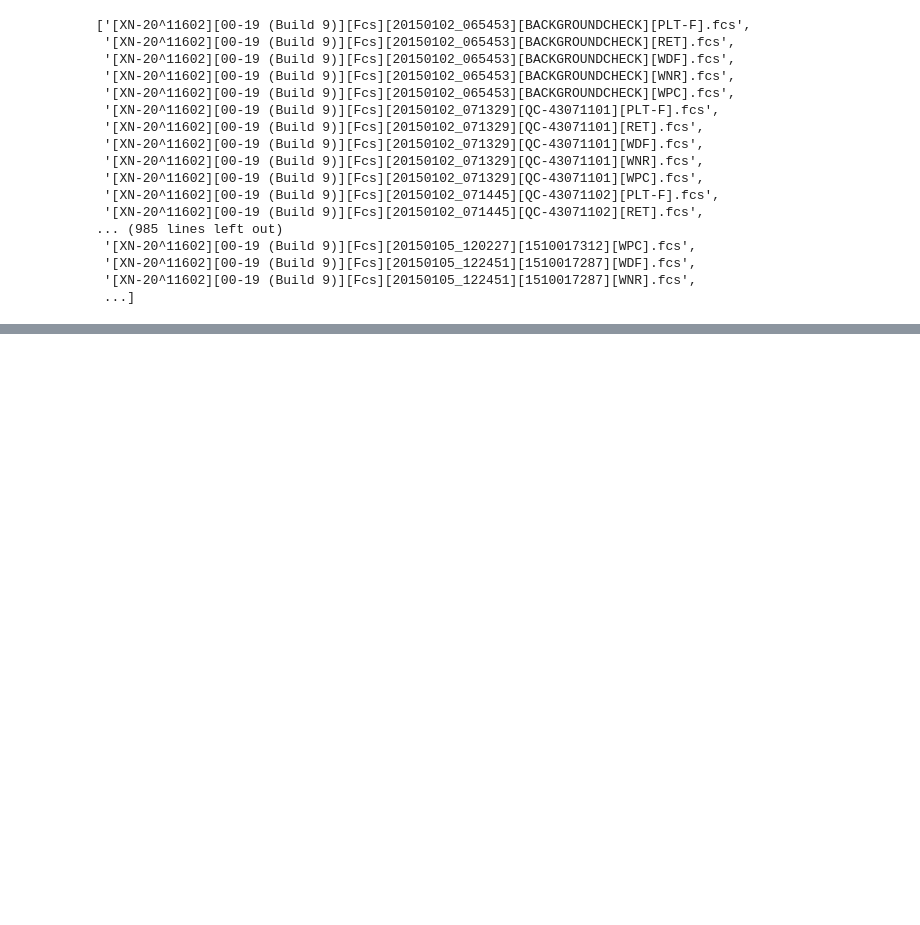
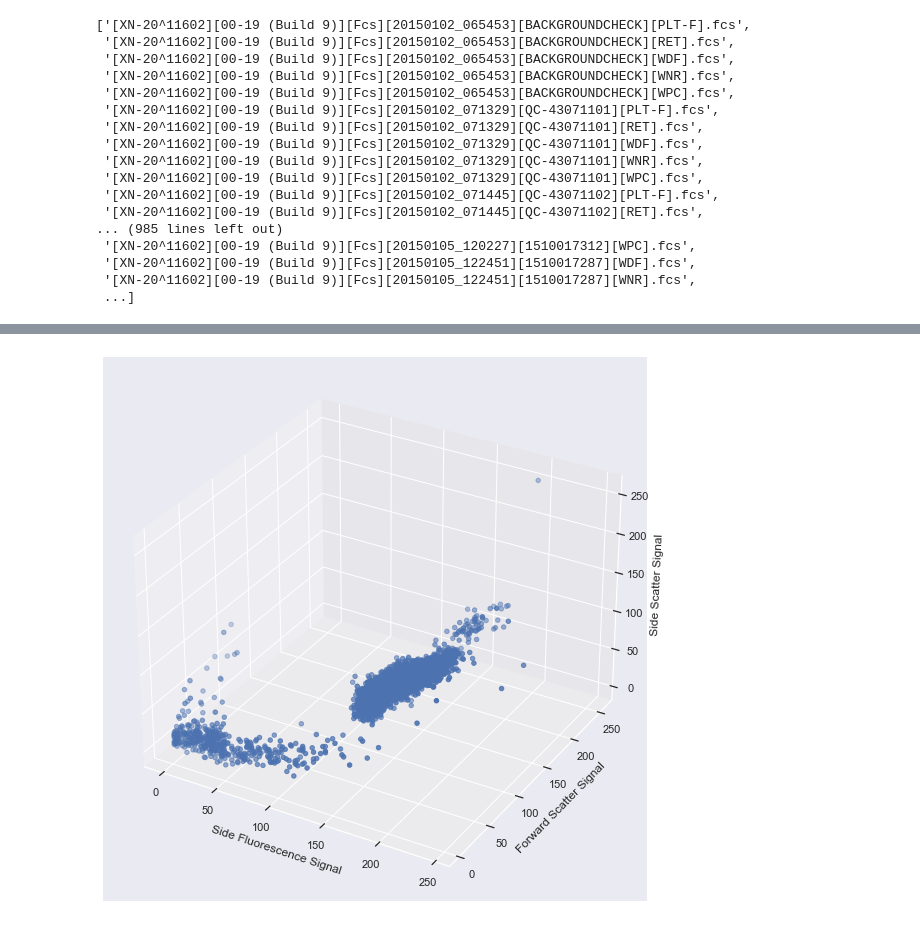
Before and after one commit to sshssooho/deep_Flow_Cytometry, a Jupyter notebook: Data_analysis.ipynb, the cells around one changed output, grey strips where cells are left out. Saved outputs shown, nothing was run; the diff lists cells and outputs as text; code cells hidden in the pictures; blank space fills up the shorter version.

```diff
--- a/Data_analysis.ipynb
+++ b/Data_analysis.ipynb
@@ -80,0 +115,22 @@ data
+# %%
+from mpl_toolkits.mplot3d import Axes3D
+
+sns.set(style = "darkgrid")
+
+
+fig = plt.figure(figsize=(20, 10))
+ax = fig.add_subplot(111, projection = '3d')
+
+x = data['Side Fluorescence Signal']
+y = data['Forward Scatter Signal']
+z = data['Side Scatter Signal']
+
+ax.set_xlabel('Side Fluorescence Signal')
+ax.set_ylabel('Forward Scatter Signal')
+ax.set_zlabel('Side Scatter Signal')
+
+ax.scatter(x, y, z)
+
+plt.show()
+# %% [output]
+[figure, added]
```
Also changed, not shown: parts of 12 cells of this notebook.
